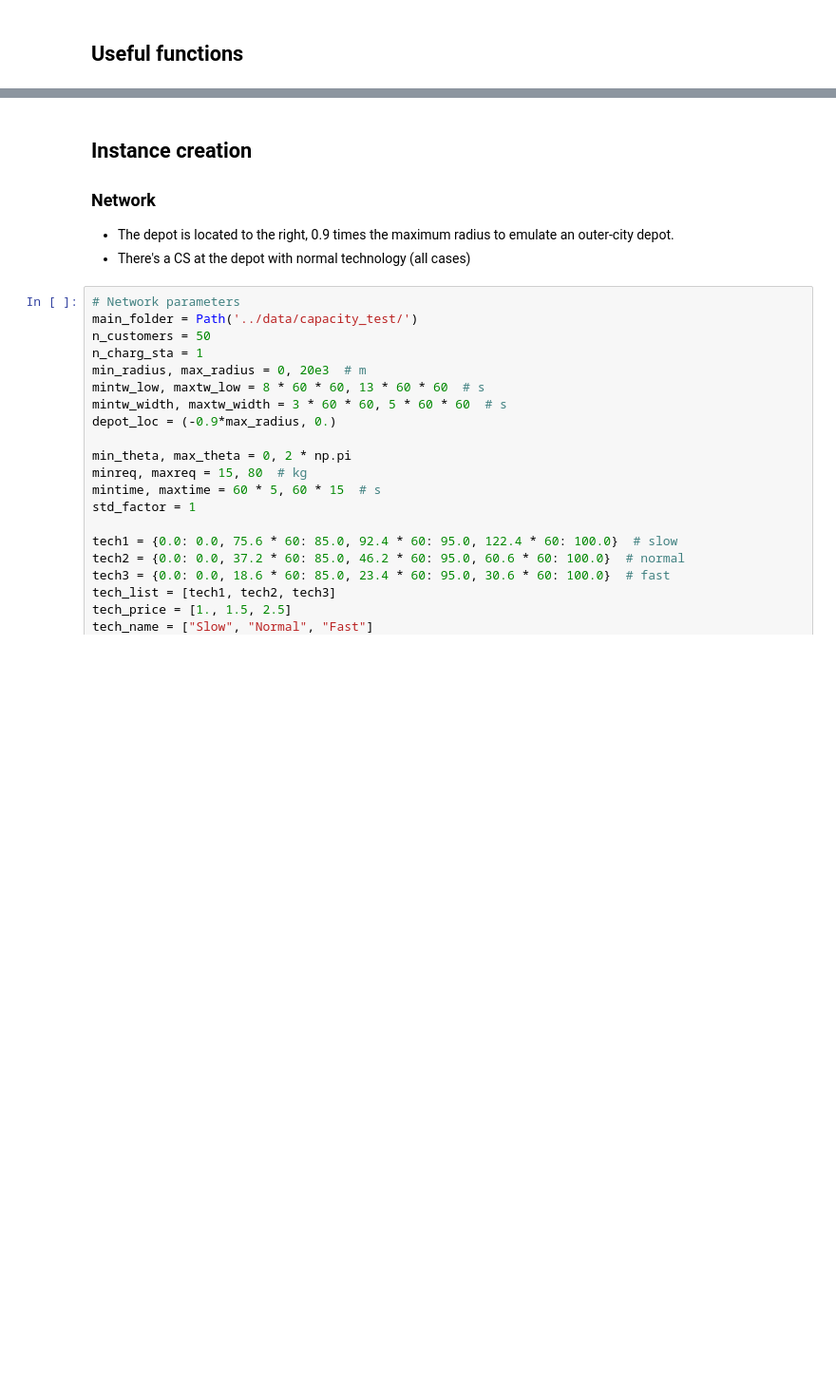
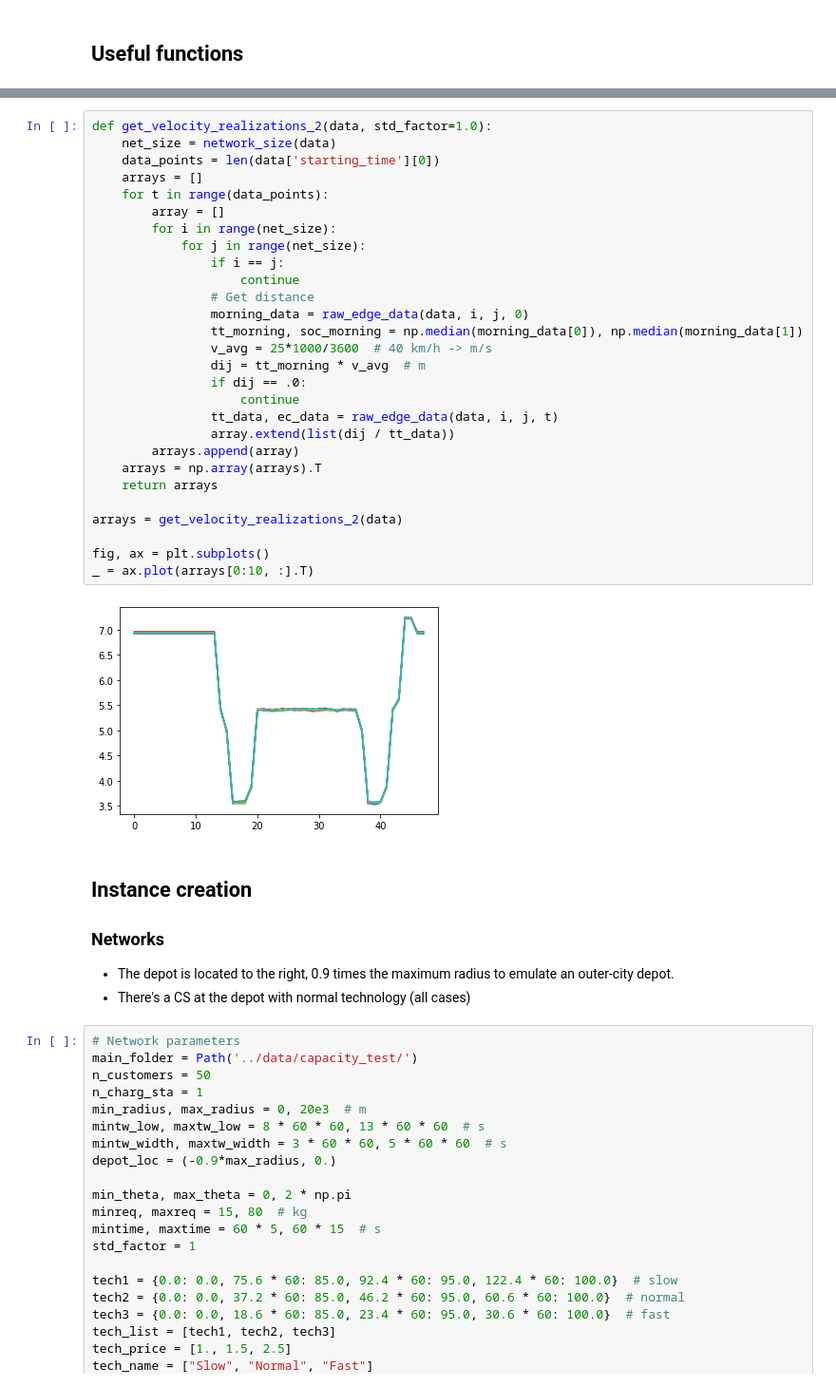
Before and after one commit to jpfutalef/DynamicStochasticElectricVRP, a Jupyter notebook: notebooks/instanceCreatorUtility.ipynb, the cells around one changed output, grey strips where cells are left out. Shown at 95% size. Drawn from its saved outputs; the diff is of its cells as text; blank space fills up the shorter version.

```diff
--- a/notebooks/instanceCreatorUtility.ipynb
+++ b/notebooks/instanceCreatorUtility.ipynb
@@ -199,6 +257,36 @@ profiles_fig = plot_profiles(mean_velocity, std_velocity)
+# %%
+def get_velocity_realizations_2(data, std_factor=1.0):
+    net_size = network_size(data)
+    data_points = len(data['starting_time'][0])
+    arrays = []
+    for t in range(data_points):
+        array = []
+        for i in range(net_size):
+            for j in range(net_size):
+                if i == j:
+                    continue
+                # Get distance
+                morning_data = raw_edge_data(data, i, j, 0)
+                tt_morning, soc_morning = np.median(morning_data[0]), np.median(morning_data[1])
+                v_avg = 25*1000/3600  # 40 km/h -> m/s
+                dij = tt_morning * v_avg  # m
+                if dij == .0:
+                    continue
+                tt_data, ec_data = raw_edge_data(data, i, j, t)
+                array.extend(list(dij / tt_data))
+        arrays.append(array)
+    arrays = np.array(arrays).T
+    return arrays
+
+arrays = get_velocity_realizations_2(data)
+
+fig, ax = plt.subplots()
+_ = ax.plot(arrays[0:10, :].T)
+# %% [output]
+[figure, added]
 # %% [markdown]
 ## Instance creation
-### Network
+### Networks
 - The depot is located to the right, 0.9 times the maximum radius to emulate an outer-city depot.
 - There's a CS at the depot with normal technology (all cases)
 # %%
```
Also changed, not shown: parts of 8 cells of this notebook.
